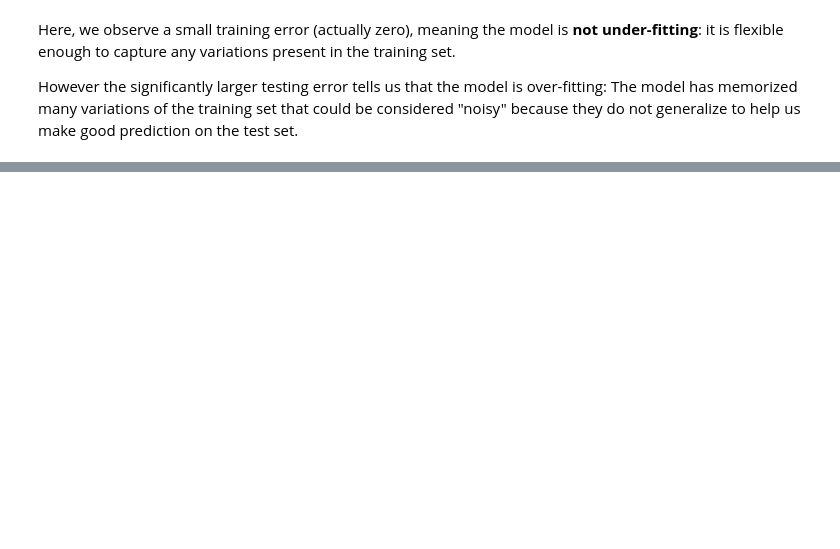
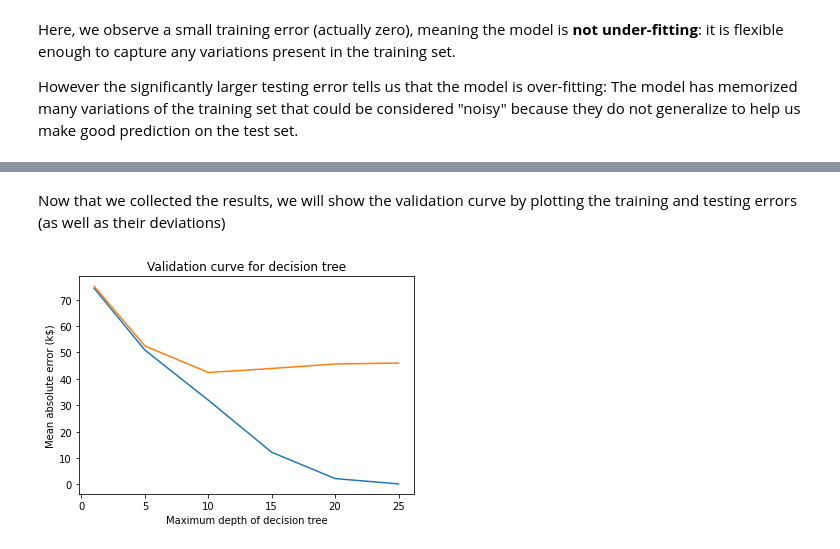
Before and after one commit to skacem/Learning-Machine-Learning, a Jupyter notebook: Scikit-learn/202_overfit_generalization_underfit.ipynb, the cells around one changed output, grey strips where cells are left out. Saved outputs shown, nothing was run; the diff lists cells and outputs as text; code cells hidden in the pictures; blank space fills up the shorter version.

Commit message:
add validation curve

```diff
--- a/Scikit-learn/202_overfit_generalization_underfit.ipynb
+++ b/Scikit-learn/202_overfit_generalization_underfit.ipynb
@@ -52,0 +61,7 @@ However the significantly larger testing error tells us that the model is over-f
+# %%
+%%time
+max_depth = [1, 5, 10, 15, 20, 25]
+train_scores, test_scores = validation_curve(
+    regressor, data, target, param_name="max_depth", param_range=max_depth,
+    cv=cv, scoring="neg_mean_absolute_error", n_jobs=2)
+train_errors, test_errors = -train_scores, -test_scores
@@ -52,0 +71,10 @@ However the significantly larger testing error tells us that the model is over-f
+# %% [markdown]
+Now that we collected the results, we will show the validation curve by plotting the training and testing errors (as well as their deviations)
+# %%
+plt.plot(max_depth, train_errors.mean(axis=1), label="Training error")
+plt.plot(max_depth, test_errors.mean(axis=1), label="Testing error")
+plt.xlabel("Maximum depth of decision tree")
+plt.ylabel("Mean absolute error (k$)")
+plt.title("Validation curve for decision tree");
+# %% [output]
+[figure, added]
```
Also changed, not shown: parts of 8 cells of this notebook.
